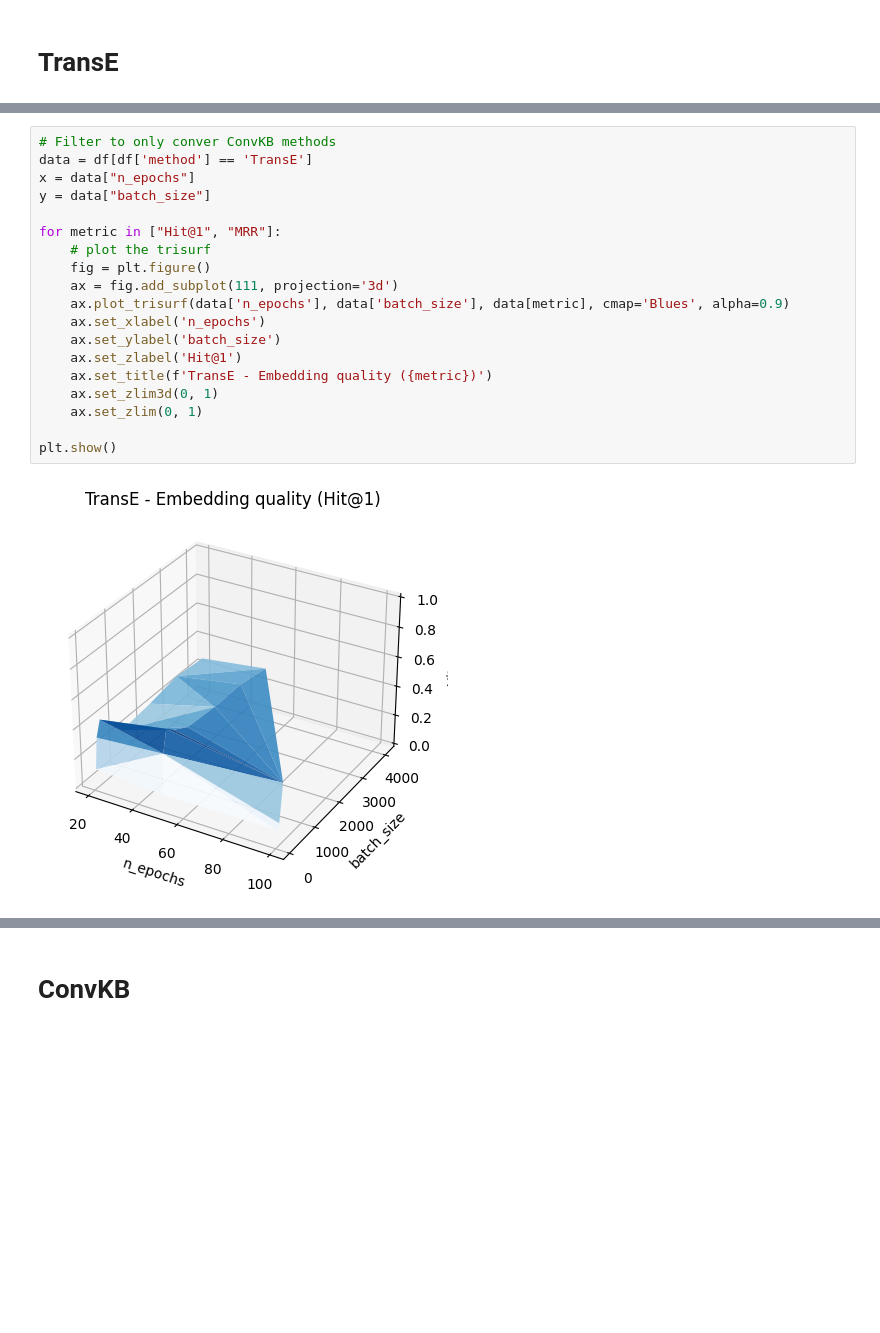
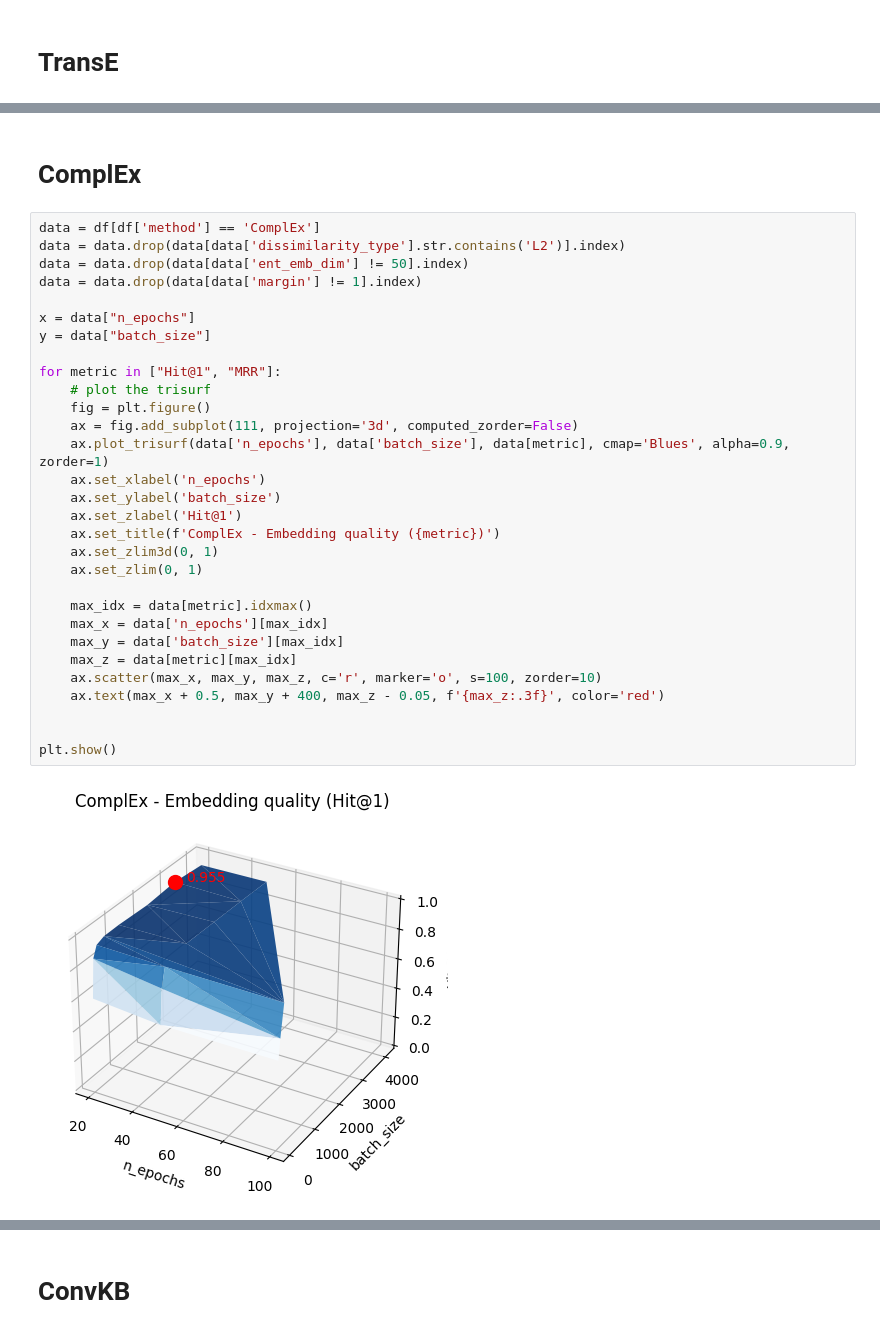
Before and after one commit to atoffano/KGene2Pheno, a Jupyter notebook: figures/fig_trialrun.ipynb, the cells around one changed output, grey strips where cells are left out. Cells and saved outputs as stored; diff of their text form; blank space fills up the shorter version.

```diff
--- a/figures/fig_trialrun.ipynb
+++ b/figures/fig_trialrun.ipynb
@@ -20,21 +159,34 @@ df['MRR'] = df[[f'Hit@{k}' for k in range(1, 11)]].mean(axis=1)
+# %% [markdown]
+# ComplEx
 # %%
-# Filter to only conver ConvKB methods
-data = df[df['method'] == 'TransE']
+data = df[df['method'] == 'ComplEx']
+data = data.drop(data[data['dissimilarity_type'].str.contains('L2')].index)
+data = data.drop(data[data['ent_emb_dim'] != 50].index)
+data = data.drop(data[data['margin'] != 1].index)
+
 x = data["n_epochs"]
 y = data["batch_size"]
 
 for metric in ["Hit@1", "MRR"]:
     # plot the trisurf
     fig = plt.figure()
-    ax = fig.add_subplot(111, projection='3d')
-    ax.plot_trisurf(data['n_epochs'], data['batch_size'], data[metric], cmap='Blues', alpha=0.9)
+    ax = fig.add_subplot(111, projection='3d', computed_zorder=False)
+    ax.plot_trisurf(data['n_epochs'], data['batch_size'], data[metric], cmap='Blues', alpha=0.9, zorder=1)
     ax.set_xlabel('n_epochs')
     ax.set_ylabel('batch_size')
     ax.set_zlabel('Hit@1')
-    ax.set_title(f'TransE - Embedding quality ({metric})')
+    ax.set_title(f'ComplEx - Embedding quality ({metric})')
     ax.set_zlim3d(0, 1)
     ax.set_zlim(0, 1)
 
+    max_idx = data[metric].idxmax()
+    max_x = data['n_epochs'][max_idx]
+    max_y = data['batch_size'][max_idx]
+    max_z = data[metric][max_idx]
+    ax.scatter(max_x, max_y, max_z, c='r', marker='o', s=100, zorder=10)
+    ax.text(max_x + 0.5, max_y + 400, max_z - 0.05, f'{max_z:.3f}', color='red')
+
+
 plt.show()
 # %% [output]
-[figure, old version]
+[figure, new version]
```
Also changed, not shown: parts of 14 cells of this notebook, 12 other files.
